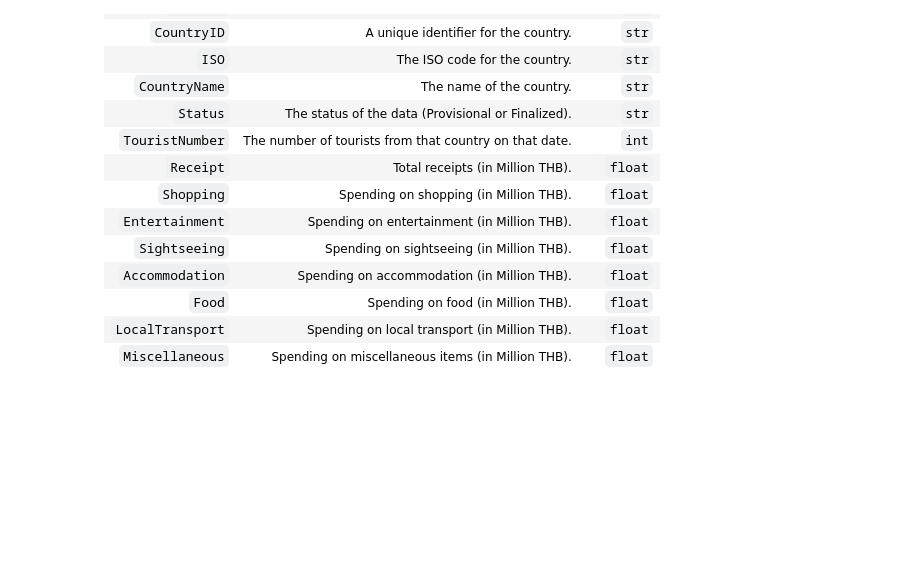
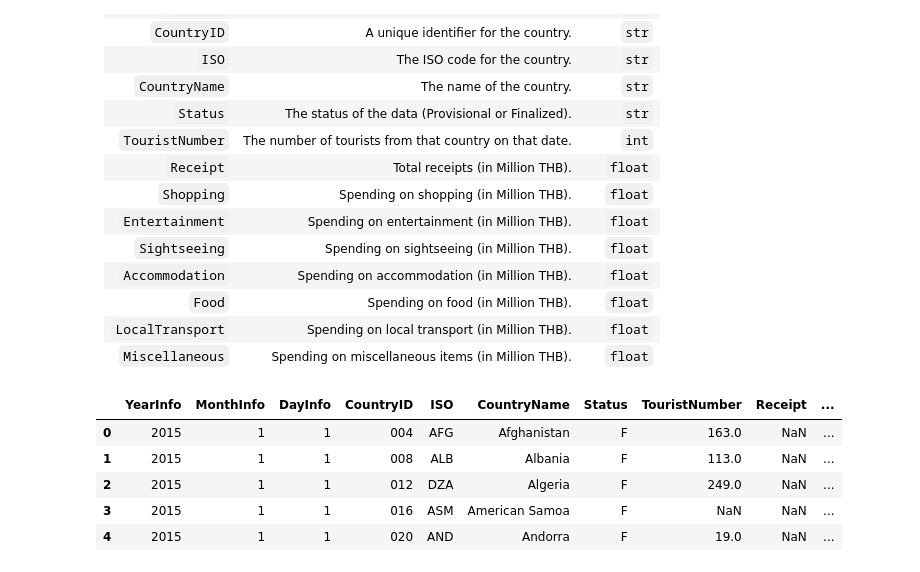
Before and after one commit to vk-poonyakanok/thailand-tourism-trend, a Jupyter notebook: Thailand_Tourism_Trends_Analysis.ipynb, the cells around one changed output. Saved outputs shown, nothing was run; the diff lists cells and outputs as text; code cells hidden in the pictures; blank space fills up the shorter version.

```diff
--- a/Thailand_Tourism_Trends_Analysis.ipynb
+++ b/Thailand_Tourism_Trends_Analysis.ipynb
@@ -53,0 +88,20 @@ The dataset is sourced from the [Thailand Tourism Trend](https://data.go.th/en/d
+# %%
+# Load the JSON data from the uploaded file
+file_path = 'trend-inbound-tourists.json'
+
+# Load the JSON data
+with open(file_path, 'r') as file:
+    data = json.load(file)
+
+# Convert the data to a DataFrame
+df = pd.json_normalize(data)
+
+# Displaying the first few rows of the DataFrame
+df.head()
+# %% [output]
+|  | YearInfo | MonthInfo | DayInfo | CountryID | ISO | CountryName | Status | TouristNumber | Receipt | ... |
+| 0 | 2015 | 1 | 1 | 004 | AFG | Afghanistan | F | 163.0 | NaN | ... |
+| 1 | 2015 | 1 | 1 | 008 | ALB | Albania | F | 113.0 | NaN | ... |
+| 2 | 2015 | 1 | 1 | 012 | DZA | Algeria | F | 249.0 | NaN | ... |
+| 3 | 2015 | 1 | 1 | 016 | ASM | American Samoa | F | NaN | NaN | ... |
+| 4 | 2015 | 1 | 1 | 020 | AND | Andorra | F | 19.0 | NaN | ... |
```
Also changed, not shown: parts of 8 cells of this notebook.
